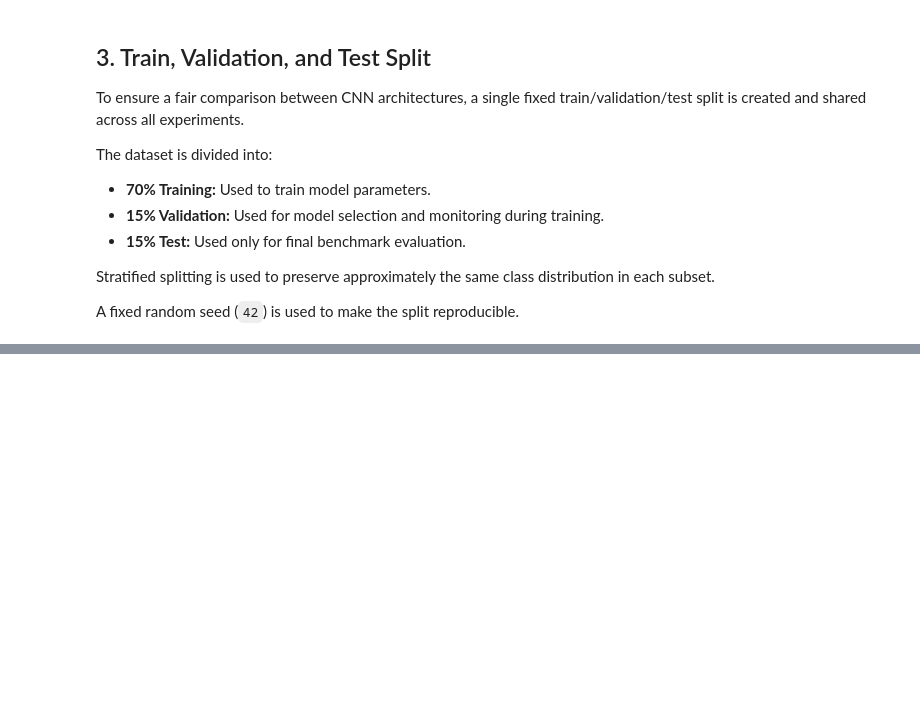
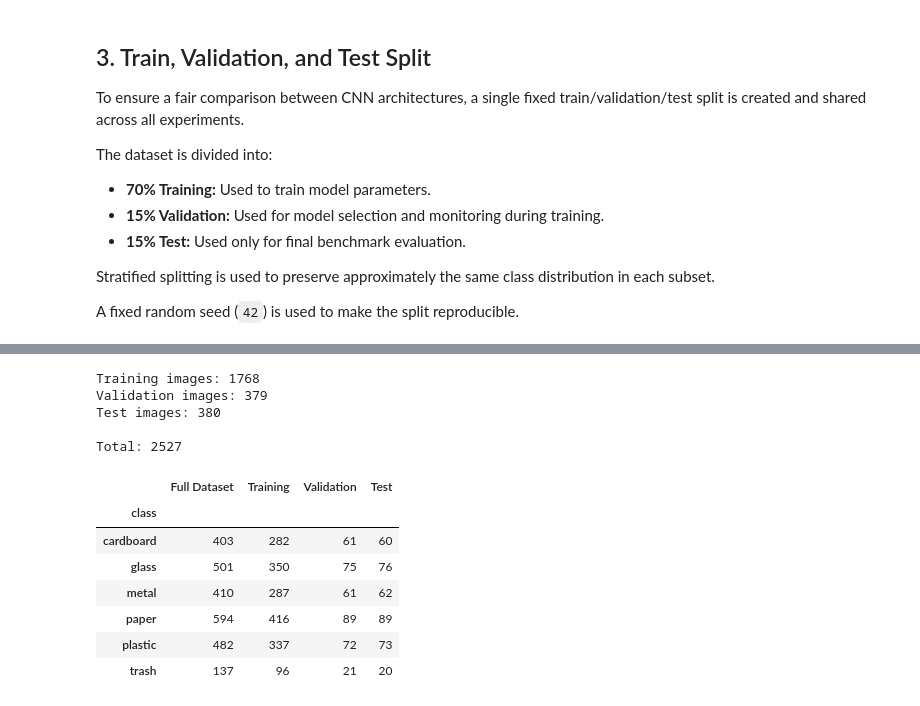
Before and after one commit to viviantothewu-web/trashnet-waste-classification, a Jupyter notebook: notebooks/01_TrashNet_EDA_and_Setup.ipynb, the cells around one changed output, grey strips where cells are left out. Cells and saved outputs as stored; diff of their text form; code cells hidden in the pictures; blank space fills up the shorter version.

Commit message:
update eda and split

```diff
--- a/notebooks/01_TrashNet_EDA_and_Setup.ipynb
+++ b/notebooks/01_TrashNet_EDA_and_Setup.ipynb
@@ -312,0 +320,50 @@ df.head()
+# %%
+#first split
+from sklearn.model_selection import train_test_split
+
+train_df, temp_df = train_test_split(
+    df,
+    test_size=0.30,
+    stratify=df["class"],
+    random_state= 42
+)
+# %%
+#second split, splitting 30% into 15% validation and 15% test
+val_df, test_df = train_test_split(
+    temp_df,
+    test_size=0.50,
+    stratify=temp_df["class"],
+    random_state=42
+)
+# %%
+#check
+print("Training images:", len(train_df))
+print("Validation images:", len(val_df))
+print("Test images:", len(test_df))
+
+print("\nTotal:", len(train_df) + len(val_df) + len(test_df))
+# %% [output]
+Training images: 1768
+Validation images: 379
+Test images: 380
+
+Total: 2527
+# %%
+#check each split
+split_distribution = pd.DataFrame({
+    "Full Dataset": df["class"].value_counts(),
+    "Training": train_df["class"].value_counts(),
+    "Validation": val_df["class"].value_counts(),
+    "Test": test_df["class"].value_counts()
+})
+
+split_distribution
+# %% [output]
+|  | Full Dataset | Training | Validation | Test |
+| class |  |  |  |  |
+| cardboard | 403 | 282 | 61 | 60 |
+| glass | 501 | 350 | 75 | 76 |
+| metal | 410 | 287 | 61 | 62 |
+| paper | 594 | 416 | 89 | 89 |
+| plastic | 482 | 337 | 72 | 73 |
+| trash | 137 | 96 | 21 | 20 |
```
Also changed, not shown: parts of 6 cells of this notebook.
